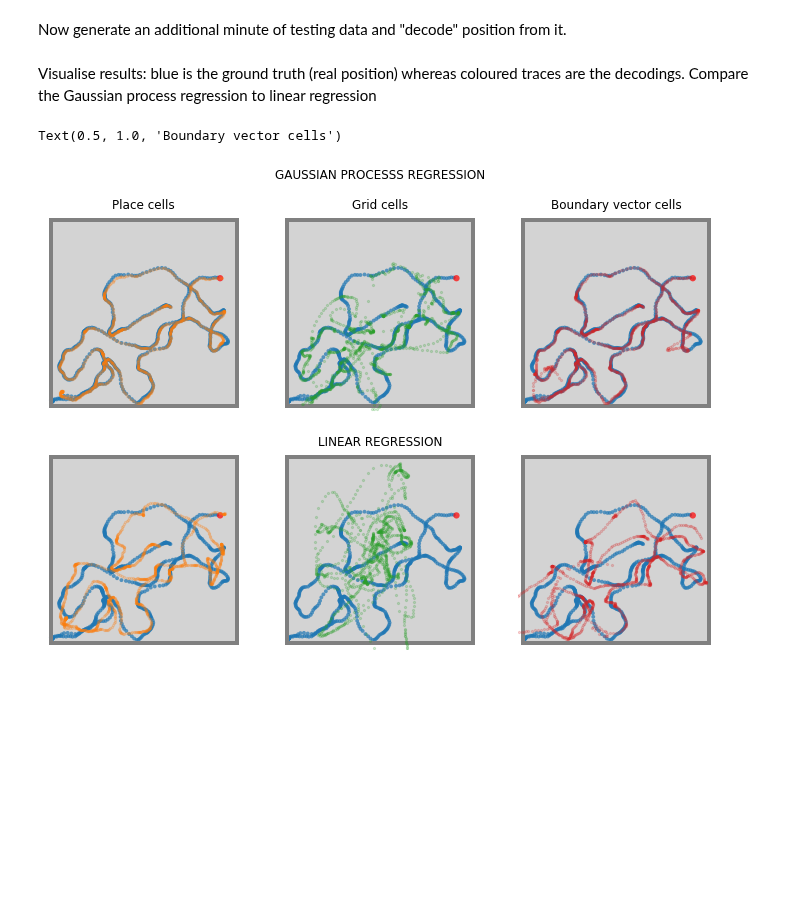
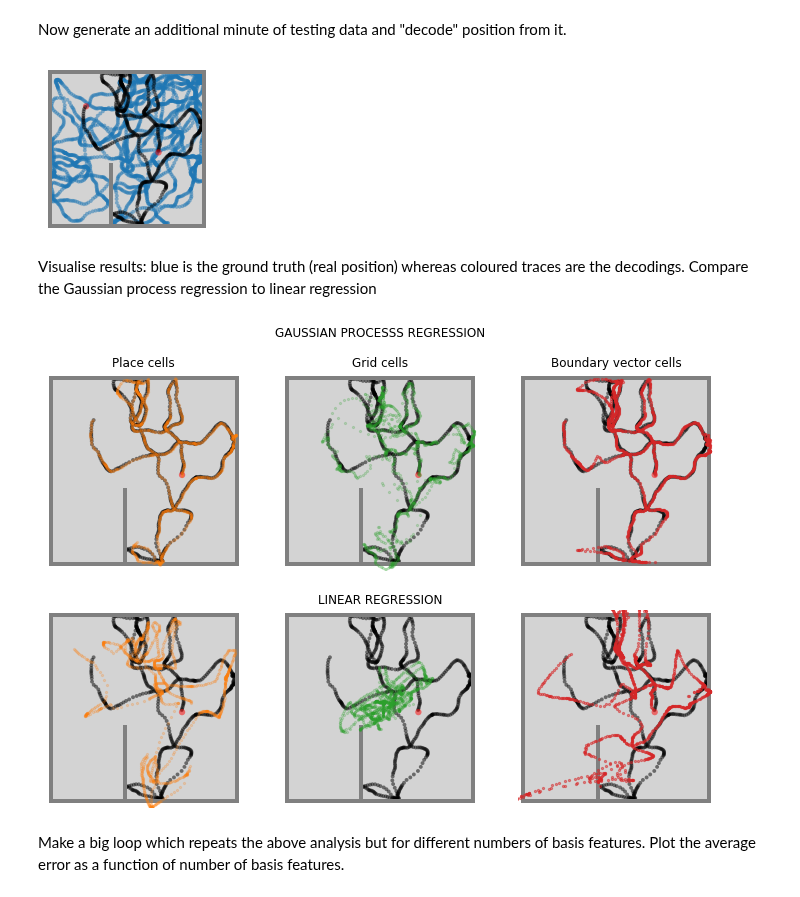
Before and after one commit to RatInABox-Lab/RatInABox, a Jupyter notebook: demos/decoding_position_example.ipynb, the cells around one changed output. Saved outputs shown, nothing was run; the diff lists cells and outputs as text; code cells hidden in the pictures; blank space fills up the shorter version.

```diff
--- a/demos/decoding_position_example.ipynb
+++ b/demos/decoding_position_example.ipynb
@@ -18,4 +19,14 @@ import matplotlib.pyplot as plt
 import numpy as np
 from sklearn.linear_model import Ridge
 from sklearn.gaussian_process import GaussianProcessRegressor
+# %%
+#Leave this as False.
+#For paper/readme production I use a plotting library (tomplotlib) to format and save figures. Without this they will still show but not save.
+if False:
+    import tomplotlib.tomplotlib as tpl
+    tpl.figureDirectory = "../figures/"
+    tpl.setColorscheme(colorscheme=2)
+    save_plots = True
+else:
+    save_plots = False
 # %% [markdown]
@@ -62,12 +73,14 @@ def decode_position(Neurons,t_start=None,t_end=None):
 # %% [markdown]
 Initialise Environment, Agent, and cell populations. We will compare place cells, grid cells and boundary vectory cells.
 # %%
+np.random.seed(10) #make reproducible
+
 Env = Environment()
-Ag = Agent(Env)
-Ag.dt = 50e-3
+Env.add_wall(np.array([[0.4,0],[0.4,0.4]]))
+Ag = Agent(Env, params={'dt':50e-3})
 
 
-PCs = PlaceCells(Ag,params={'n':20,'color':'C1'})
+PCs = PlaceCells(Ag,params={'description':'gaussian_threshold','widths':0.4,'n':20,'color':'C1'})
 GCs = GridCells(Ag,params={'n':20,'color':'C2','gridscale':0.4},)
 BVCs = BoundaryVectorCells(Ag,params={'n':20,'color':'C3'})
 # %% [markdown]
@@ -103,4 +116,17 @@ train_decoder(GCs)
 train_decoder(BVCs)
 # %% [markdown]
 Now generate an additional minute of testing data and "decode" position from it.
+# %%
+np.random.seed(10)
+for i in tqdm(range(int(60/Ag.dt))):
+    Ag.update()
+    PCs.update()
+    GCs.update()
+    BVCs.update()
+
+fig_t, ax_t = Ag.plot_trajectory(fig=fig_t, ax=ax_t,t_start=Ag.t-60,color='black',alpha=0.5)
+if save_plots == True: tpl.saveFigure(fig_t,"data")
+fig_t
+# %% [output]
+[figure, added]
 # %%
@@ -117,24 +137,27 @@ t, pos_BVCs_GP, pos_BVCs_LR = decode_position(BVCs,t_start=Ag.t-60)
 Visualise results: blue is the ground truth (real position) whereas coloured traces are the decodings. Compare the Gaussian process regression to linear regression
 # %%
 fig, ax = plt.subplots(2,3,figsize=(12,8))
-Ag.plot_trajectory(t_start=Ag.t-60,fig=fig, ax=ax[0,0])
+Ag.plot_trajectory(t_start=Ag.t-60,fig=fig, ax=ax[0,0],color='black',alpha=0.5)
 ax[0,0].scatter(pos_PCs_GP[:,0],pos_PCs_GP[:,1],s=5,c='C1',alpha=0.2,zorder=3.1)
-Ag.plot_trajectory(t_start=Ag.t-60,fig=fig, ax=ax[1,0])
+Ag.plot_trajectory(t_start=Ag.t-60,fig=fig, ax=ax[1,0],color='black', alpha=0.5)
 ax[1,0].scatter(pos_PCs_LR[:,0],pos_PCs_LR[:,1],s=5,c='C1',alpha=0.2,zorder=3.1)
 ax[0,0].set_title("Place cells")
 
-Ag.plot_trajectory(t_start=Ag.t-60,fig=fig, ax=ax[0,1])
+Ag.plot_trajectory(t_start=Ag.t-60,fig=fig, ax=ax[0,1],color='black', alpha=0.5)
 ax[0,1].scatter(pos_GCs_GP[:,0],pos_GCs_GP[:,1],s=5,c='C2',alpha=0.2,zorder=3.1)
-Ag.plot_trajectory(t_start=Ag.t-60,fig=fig, ax=ax[1,1])
+Ag.plot_trajectory(t_start=Ag.t-60,fig=fig, ax=ax[1,1],color='black', alpha=0.5)
 ax[1,1].scatter(pos_GCs_LR[:,0],pos_GCs_LR[:,1],s=5,c='C2',alpha=0.2,zorder=3.1)
 ax[0,1].set_title("GAUSSIAN PROCESSS REGRESSION\n\nGrid cells")
 ax[1,1].set_title("LINEAR REGRESSION")
 
-Ag.plot_trajectory(t_start=Ag.t-60,fig=fig, ax=ax[0,2])
-ax[0,2].scatter(pos_BVCs_GP[:,0],pos_BVCs_GP[:,1],s=5,c='C3',alpha=0.2,zorder=3.1)
-Ag.plot_trajectory(t_start=Ag.t-60,fig=fig, ax=ax[1,2])
-ax[1,2].scatter(pos_BVCs_LR[:,0],pos_BVCs_LR[:,1],s=5,c='C3',alpha=0.2,zorder=3.1)
+Ag.plot_trajectory(t_start=Ag.t-60,fig=fig, ax=ax[0,2],color='black', alpha=0.5)
+ax[0,2].scatter(pos_BVCs_GP[:,0],pos_BVCs_GP[:,1],s=5,c='C3',alpha=0.5,zorder=3.1)
+Ag.plot_trajectory(t_start=Ag.t-60,fig=fig, ax=ax[1,2],color='black', alpha=0.5)
+ax[1,2].scatter(pos_BVCs_LR[:,0],pos_BVCs_LR[:,1],s=5,c='C3',alpha=0.5,zorder=3.1)
 ax[0,2].set_title("Boundary vector cells")
+
+if save_plots == True: tpl.saveFigure(fig, "decoded")
 # %% [output]
-Text(0.5, 1.0, 'Boundary vector cells')
-[figure, old version]
+[figure, new version]
+# %% [markdown]
+Make a big loop which repeats the above analysis but for different numbers of basis features. Plot the average error as a function of number of basis features.
```
Also changed, not shown: parts of 8 cells of this notebook, 7 other files.
